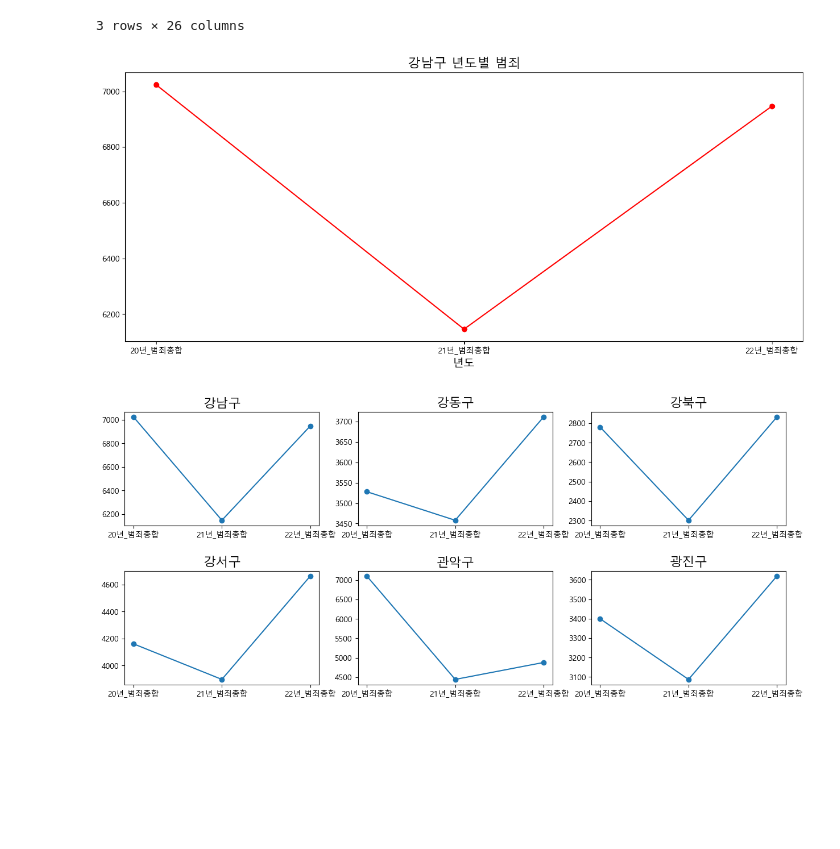
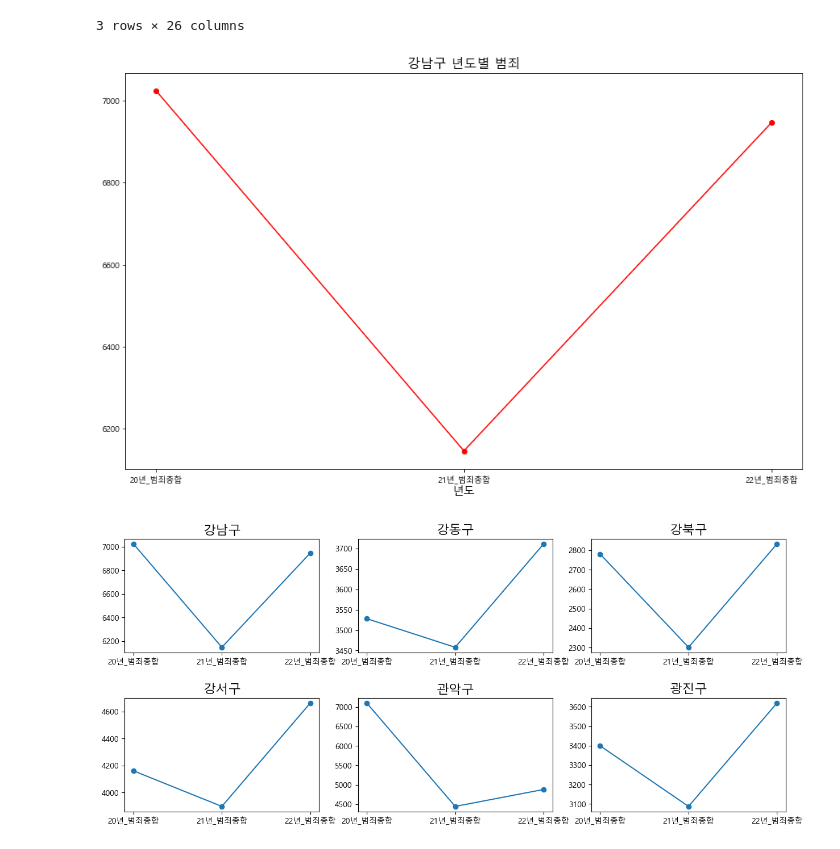
Before and after one commit to BanSugyeong/Crime-Alert-Service, a Jupyter notebook: machine learning/crime/crime_preprocessing.ipynb, the cells around one changed output. Drawn from its saved outputs; the diff is of its cells as text; code cells hidden in the pictures; blank space fills up the shorter version.

Commit message:
2023-12-04/웹페이지 제작 및 필요에 맞게 전처리

```diff
--- a/machine learning/crime/crime_preprocessing.ipynb
+++ b/machine learning/crime/crime_preprocessing.ipynb
@@ -384,21 +384,21 @@ crime_1
 # %%
 # 강남구 범죄 시각화
 plt.rcParams['font.family'] = 'Malgun Gothic'
 # 그래프의 크기를 설정합니다.
-plt.figure(figsize=(15, 6))
+plt.figure(figsize=(15, 9))
 
 # 자치구를 x축으로, 22년 범죄총합을 y축으로 하는 선 그래프를 그립니다.
 plt.plot(crime_1['Unnamed: 0'], crime_1['강남구'], marker='o', linestyle='-', color='r')
 
 # 그래프의 타이틀과 축 레이블을 추가합니다.
 plt.title('강남구 년도별 범죄', fontsize=16)
 plt.xlabel('년도', fontsize=14)
 
-# plt. savefig("22년도 자치구별 범죄총합 시각화.png")
+plt. savefig("웹페이지 강남구.png")
 # 그래프를 표시합니다.
 plt.show()
 # %% [output]
-[figure, old version]
+[figure, new version]
 # %%
 import matplotlib.pyplot as plt
 # %%
```
Also changed, not shown: 51 other files.
